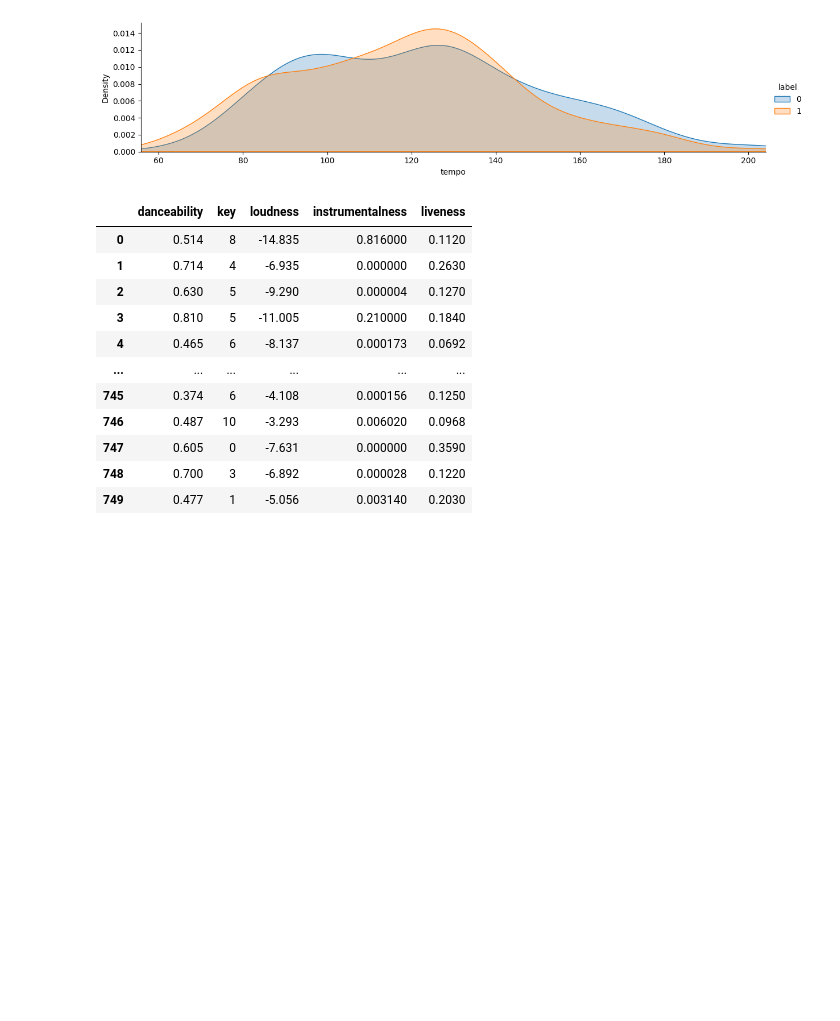
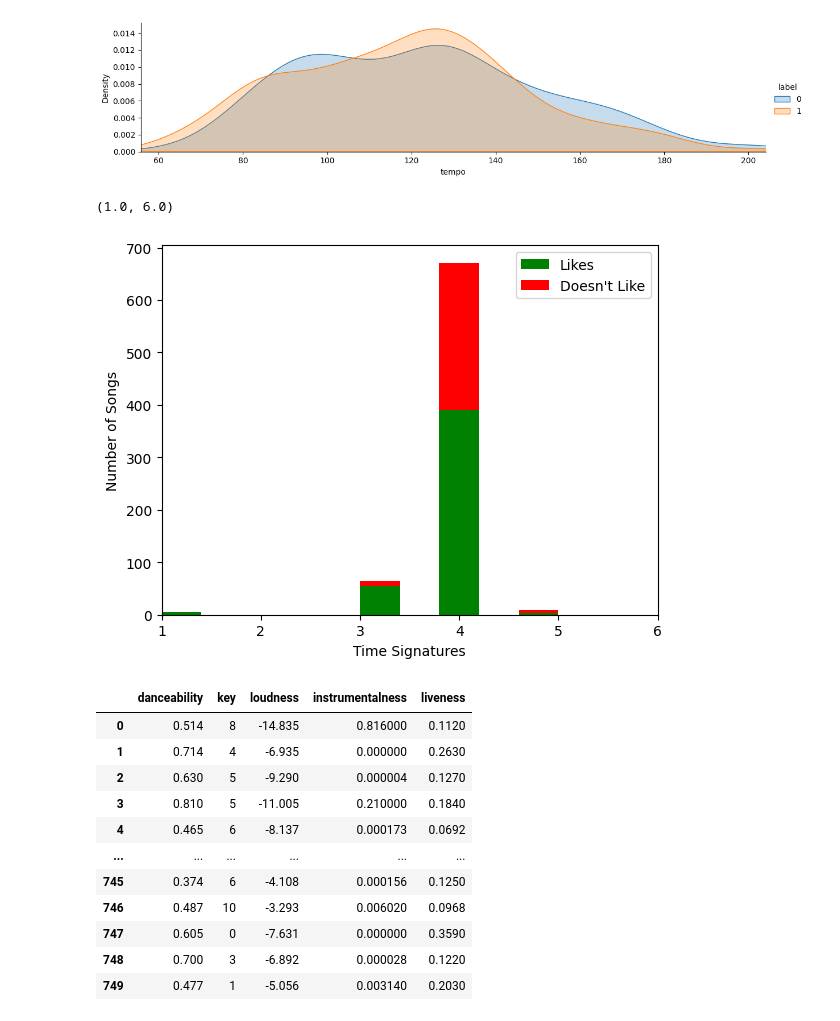
Before and after one commit to srkatsaras/FRTN65---Code-and-Notebooks, a Jupyter notebook: lab_song_classification.ipynb, the cells around one changed output. Drawn from its saved outputs; the diff is of its cells as text; code cells hidden in the pictures; blank space fills up the shorter version.

Commit message:
Added time_signature analysis plots (1)

```diff
--- a/lab_song_classification.ipynb
+++ b/lab_song_classification.ipynb
@@ -140,6 +140,16 @@ This will become an error in seaborn v0.14.0; please update your code.
   func(*plot_args, **plot_kwargs)
 <seaborn.axisgrid.FacetGrid at 0x...>
 [figure]
+# %%
+plt.hist(x = [train[train['label']==1]['time_signature'], train[train['label']==0]['time_signature']], stacked=True, color = ['g','r'], label=["Likes", "Doesn\'t Like"] )
+plt.legend()
+plt.xlabel('Time Signatures')
+plt.ylabel('Number of Songs')
+
+plt.xlim([train['time_signature'].min(), train['time_signature'].max()+1])
+# %% [output]
+(1.0, 6.0)
+[figure, added]
 # %%
 # select which features to use
 features = ['danceability','key','loudness','instrumentalness','liveness']
```
